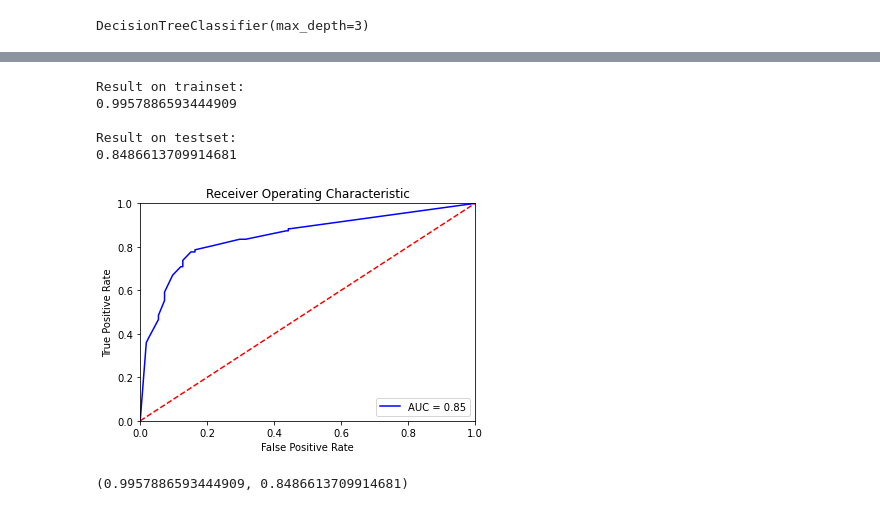
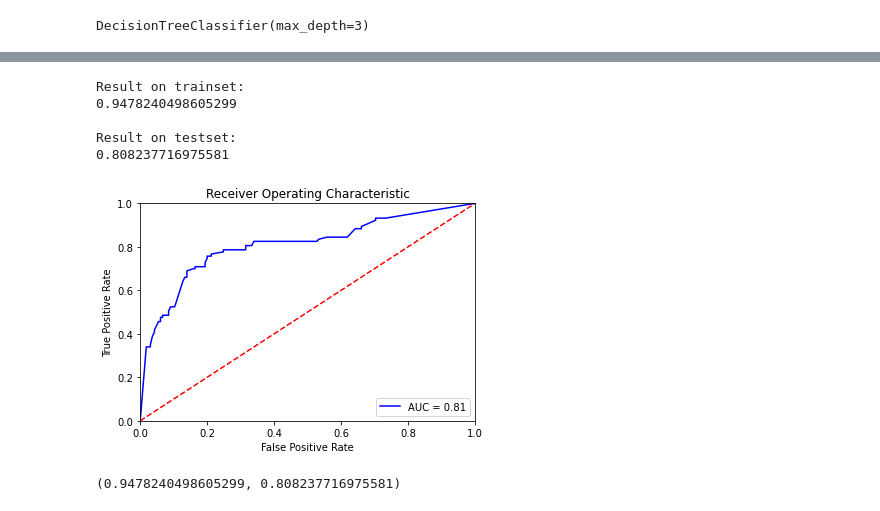
Before and after one commit to JelmerSurewaard/ML, a Jupyter notebook: Titanic/Notebook.ipynb, the cells around one changed output, grey strips where cells are left out. Cells and saved outputs as stored; diff of their text form; code cells hidden in the pictures.

```diff
--- a/Titanic/Notebook.ipynb
+++ b/Titanic/Notebook.ipynb
@@ -1,6 +1,6 @@
 # %%
 # debugging mode
-Debug = True
+Debug = False
 # %%
 import pandas as pd
 import seaborn as sns
@@ -209,21 +209,21 @@ plot_tree(dt, featuresModel1)
 # %%
 #random forest
 from sklearn.ensemble import RandomForestClassifier
 
-featuresModelRF = ['Age', 'Sex', 'Pclass', 'Fare', 'SibSp', 'Parch']
+featuresModelRF = ['Age', 'Sex', 'Pclass']
 #featuresModelRF = ['Age', 'Sex', 'Pclass', 'Fare']
-forest = RandomForestClassifier(n_estimators=9, random_state = 67)
+forest = RandomForestClassifier(n_estimators=25, random_state = 67)
 forest.fit(df_train[featuresModelRF], df_train['Survived'])
 
 apply_model(forest, featuresModelRF, show_auroc=True)
 # %% [output]
 Result on trainset:
-0.9957886593444909
+0.9478240498605299
 
 Result on testset:
-0.8486613709914681
+0.808237716975581
-[figure, old version]
+[figure, new version]
-(0.9957886593444909, 0.8486613709914681)
+(0.9478240498605299, 0.808237716975581)
 # %%
 # error visualisation
 err_train = []
```
Also changed, not shown: parts of 6 cells of this notebook, 2 other files.
